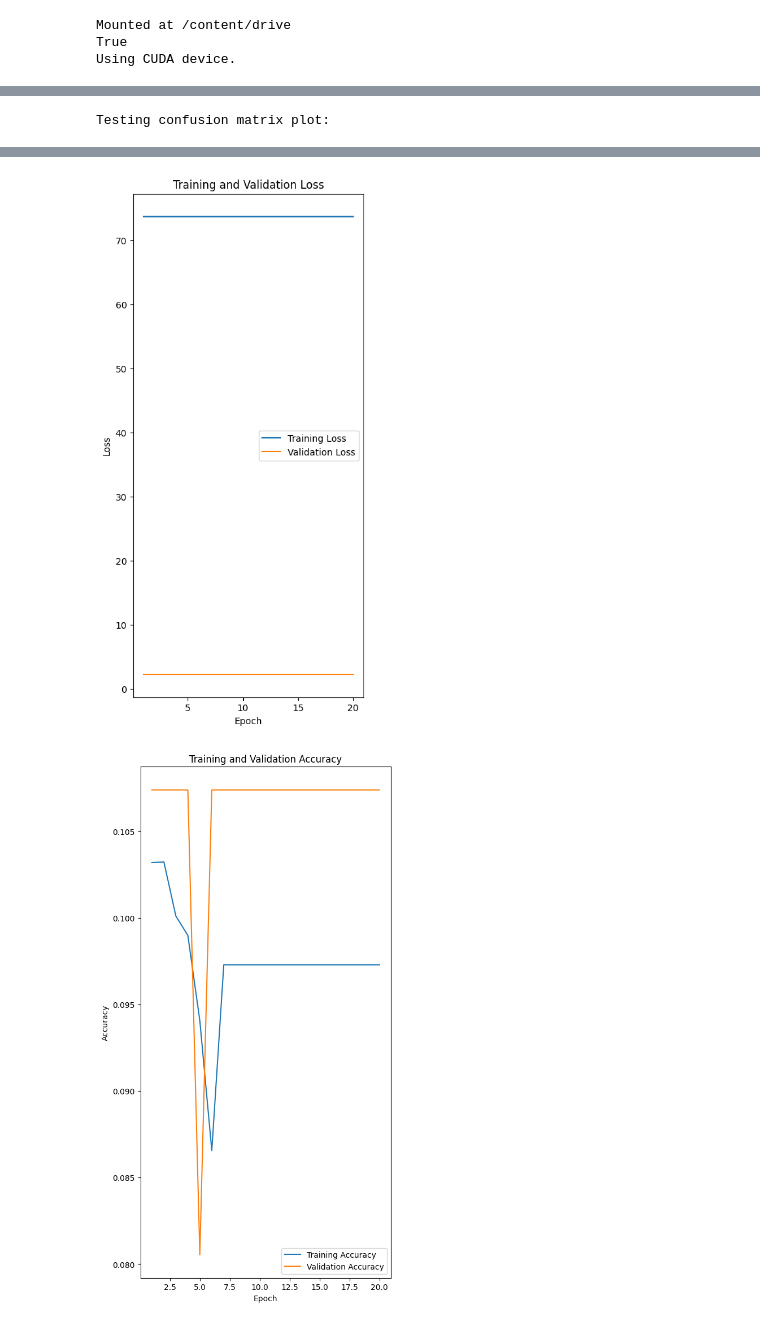
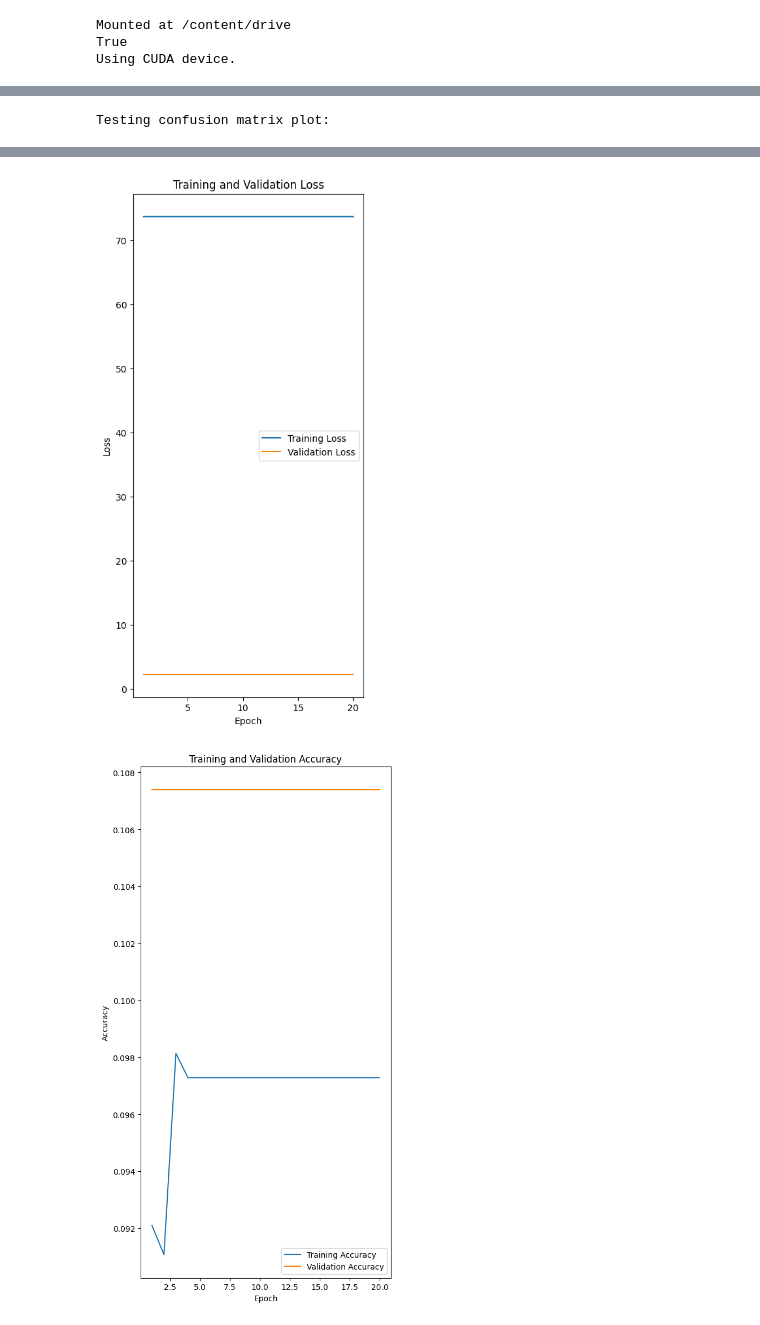
Before and after one commit to abhi4j/SpectrumTune, a Jupyter notebook: notebooks/TurningImagesIntoData.ipynb, the cells around one changed output, grey strips where cells are left out. Drawn from its saved outputs; the diff is of its cells as text; code cells hidden in the pictures.

```diff
--- a/notebooks/TurningImagesIntoData.ipynb
+++ b/notebooks/TurningImagesIntoData.ipynb
@@ -395,8 +395,8 @@ class FirstModel(nn.Module):
     return data
 
 # Set learning rate and weight decay
-learningRateValue = 0.01
-weightDecay = 100
+learningRateValue = 1
+weightDecay = 10
 
 # Set up model and put it on device
 firstModel = FirstModel()
@@ -724,10 +724,10 @@ Training classification report:
 ... (44 lines left out)
 weighted avg       0.01      0.11      0.02       151
 
 the final training loss is  73.68271695902419  and the final training accuracy is  0.09728183118741059
 the final validation loss is  2.3025849537561403  and the final validation accuracy is  0.10738255033557047
 [figure]
-[figure, old version]
+[figure, new version]
 # %%
 # Unassign GPU
 from google.colab import runtime
```
Also changed, not shown: parts of 1 cell of this notebook.
